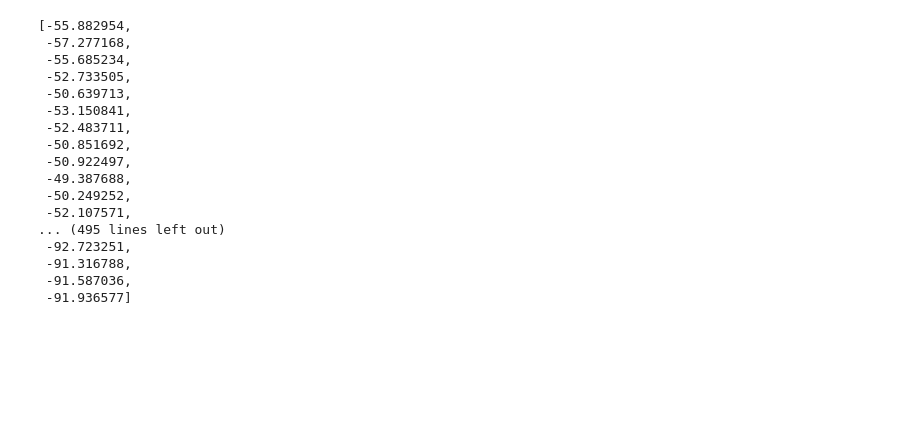
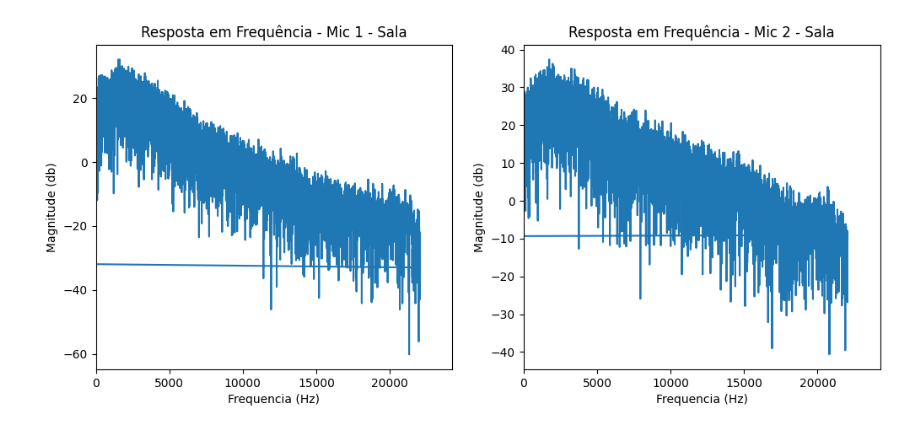
Before and after one commit to dm-voz-audio-acustica/dm-voz-audio-acustica.github.io, a Jupyter notebook: lab1/lab1.ipynb, the cells around one changed output. Saved outputs shown, nothing was run; the diff lists cells and outputs as text; code cells hidden in the pictures; blank space fills up the shorter version.

```diff
--- a/lab1/lab1.ipynb
+++ b/lab1/lab1.ipynb
@@ -76,20 +60,45 @@ plt.show()
-# %%
-np.fft.ifft(db_levels)
-# %% [output]
-[-55.882954,
- -57.277168,
- -55.685234,
- -52.733505,
- -50.639713,
- -53.150841,
- -52.483711,
- -50.851692,
- -50.922497,
- -49.387688,
- -50.249252,
- -52.107571,
-... (495 lines left out)
- -92.723251,
- -91.316788,
- -91.587036,
- -91.936577]
+# %%
+def calc_fft(wav, sr, db=True):
+    num_samples = len(wav)
+    duration = num_samples / sr
+    time = np.linspace(0., duration, num_samples)
+    fft_result = np.fft.fft(wav)
+    freq_bins = np.fft.fftfreq(num_samples, d=1/sr)
+    magnitudes = np.abs(fft_result)
+    magnitudes_db = 20 * np.log10(magnitudes)
+
+    if db:
+        return freq_bins, magnitudes_db
+    else:
+        return freq_bins, magnitudes
+# %%
+def plot_fft(freq_bins_1, magnitudes_db_1, freq_bins_2, magnitudes_db_2, titulo1, titulo2, db=True):
+    plt.figure(figsize=(12, 5))
+    plt.subplot(121)
+    plt.plot(freq_bins_1, magnitudes_db_1)
+    plt.xlabel('Frequencia (Hz)')
+    if db:
+        plt.ylabel('Magnitude (db)')
+    else:
+        plt.ylabel('Magnitude')
+    plt.title(titulo1)
+    plt.xlim(0)
+    plt.subplot(122)
+    plt.plot(freq_bins_2, magnitudes_db_2)
+    plt.xlabel('Frequencia (Hz)')
+    if db:
+        plt.ylabel('Magnitude (db)')
+    else:
+        plt.ylabel('Magnitude')
+    plt.title(titulo2)
+    plt.xlim(0)
+    plt.show()
+# %%
+freq_bins_esc, magnitudes_esc_db = calc_fft(wav_esc, sr_esc)
+freq_bins_esf, magnitudes_esf_db = calc_fft(wav_esf, sr_esf)
+freq_bins_erc, magnitudes_erc_db = calc_fft(wav_erc, sr_erc)
+freq_bins_erf, magnitudes_erf_db = calc_fft(wav_erf, sr_erf)
+# %%
+plot_fft(freq_bins_esc, magnitudes_esc_db, freq_bins_esf, magnitudes_esf_db, 'Resposta em Frequência - Mic 1 - Sala', 'Resposta em Frequência - Mic 2 - Sala')
+# %% [output]
+[figure, added]
```
Also changed, not shown: parts of 26 cells of this notebook, 1 other file.
